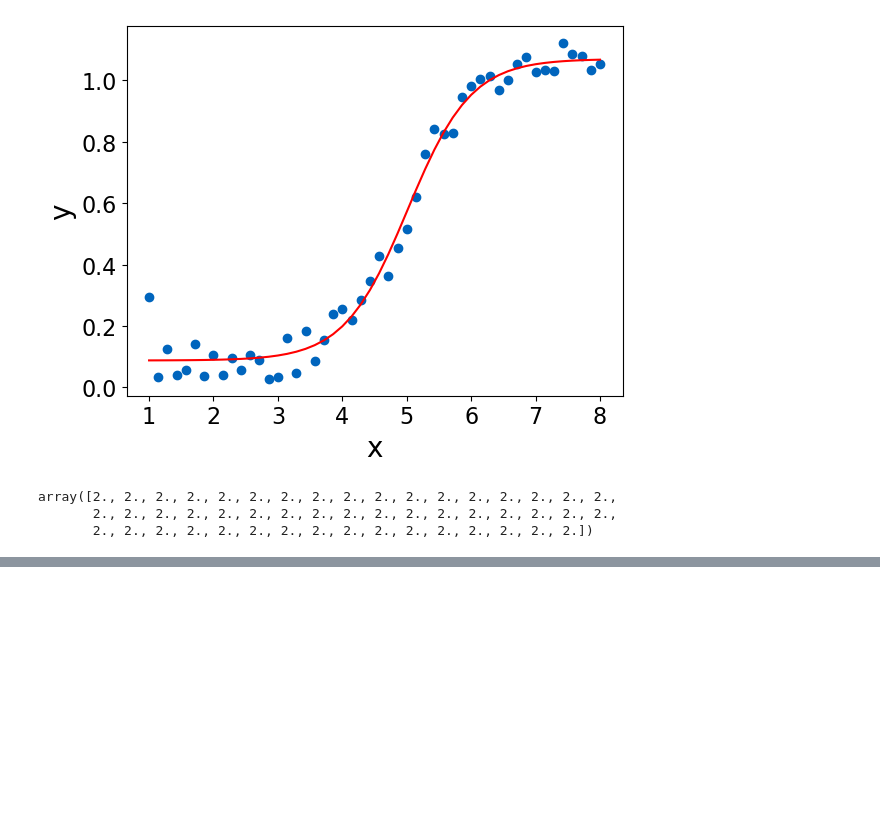
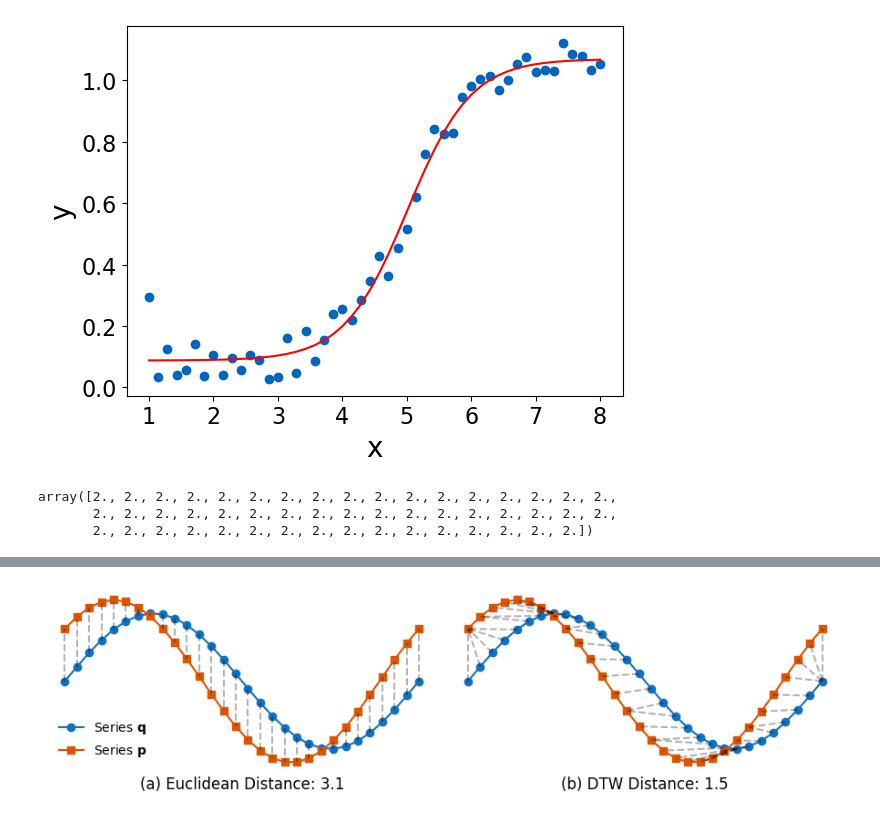
Before and after one commit to LastStriker11/disruptive_taxi_demand, a Jupyter notebook: Logistic_function.ipynb, the cells around one changed output, grey strips where cells are left out. Saved outputs shown, nothing was run; the diff lists cells and outputs as text; code cells hidden in the pictures; blank space fills up the shorter version.

```diff
--- a/Logistic_function.ipynb
+++ b/Logistic_function.ipynb
@@ -208,0 +192,47 @@ plt.plot(xdata, func(xdata, *popt), 'g--',
+# %%
+
+# --- Generate sample data ---
+np.random.seed(0)
+x = np.linspace(0, 2 * np.pi, 30)
+y1 = np.sin(x)                       # base signal
+y2 = np.sin(x + 0.7) * 1.2           # shifted and scaled version
+
+# --- Compute Euclidean distance ---
+euclidean_dist = np.sqrt(np.sum((y1 - y2) ** 2))
+
+# --- Compute DTW distance and alignment path ---
+dtw_dist, dtw_path = dtw_distance(y1, y2)
+
+# --- Plot ---
+fig, axes = plt.subplots(1, 2, figsize=(9, 2.5))
+axes[0].spines[['right', 'top', 'bottom', 'left']].set_visible(False)
+axes[1].spines[['right', 'top', 'bottom', 'left']].set_visible(False)
+
+# ====== (A) Euclidean distance ======
+axes[0].plot(y1, color='#1171be', label=r'Series $\mathbf{q}$', marker='o')
+axes[0].plot(y2, color='#dd5400', label=r'Series $\mathbf{p}$', marker='s')
+for i in range(len(y1)):
+    axes[0].plot([i, i], [y1[i], y2[i]], 'k--', alpha=0.3)
+axes[0].set_title(f'(a) Euclidean Distance: {euclidean_dist:.1f}', y=-0.15)
+axes[0].legend(frameon=False)
+axes[0].set_yticks([])
+axes[0].set_yticklabels([])
+axes[0].set_xticks([])
+axes[0].set_xticklabels([])
+
+# ====== (B) DTW distance ======
+axes[1].plot(y1, color='#1171be', label=r'Series $\mathbf{q}$', marker='o')
+axes[1].plot(y2, color='#dd5400', label=r'Series $\mathbf{p}$', marker='s')
+for (i, j) in dtw_path:
+    axes[1].plot([i, j], [y1[i], y2[j]], 'k--', alpha=0.3)
+axes[1].set_title(f'(b) DTW Distance: {dtw_dist:.1f}', y=-0.15)
+axes[1].set_yticks([])
+axes[1].set_yticklabels([])
+axes[1].set_xticks([])
+axes[1].set_xticklabels([])
+
+plt.tight_layout()
+plt.show()
+fig.savefig('figures/dtw_vs_euclidean.pdf', bbox_inches='tight')
+# %% [output]
+[figure, added]
```
Also changed, not shown: parts of 13 cells of this notebook, 5 other files.
